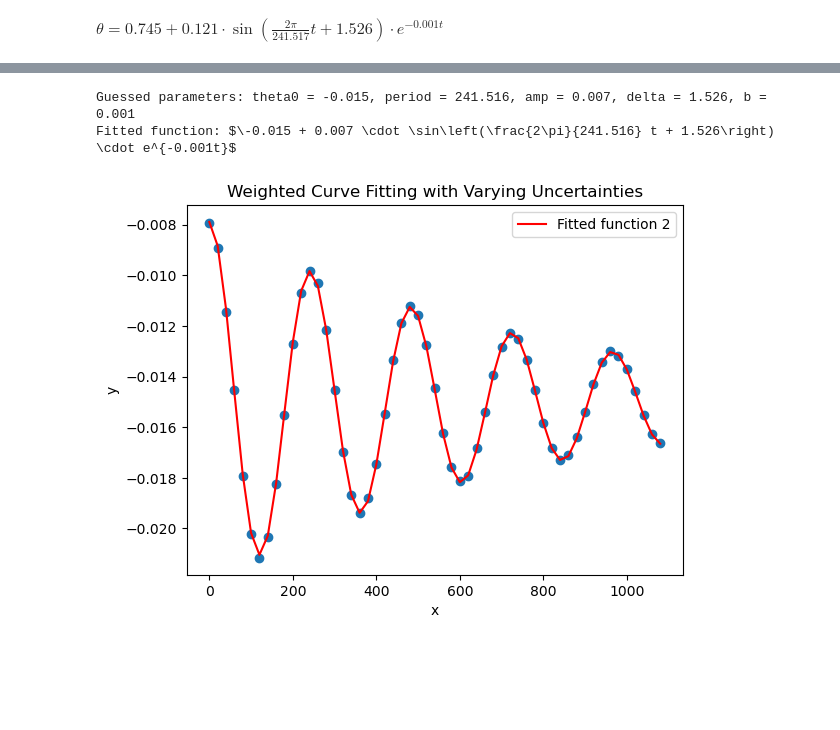
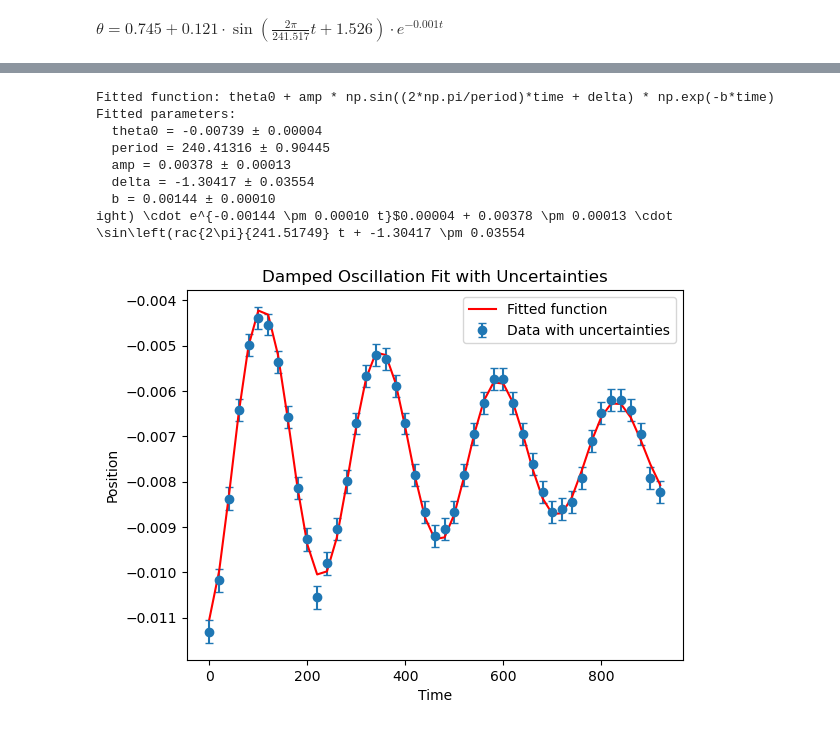
Before and after one commit to Steinburglar/advanced_exp, a Jupyter notebook: FAFO/TestCasey.ipynb, the cells around one changed output, grey strips where cells are left out. Drawn from its saved outputs; the diff is of its cells as text; code cells hidden in the pictures; blank space fills up the shorter version.

```diff
--- a/FAFO/TestCasey.ipynb
+++ b/FAFO/TestCasey.ipynb
@@ -116,2 +102,21 @@ Fitted function: $\-0.015 + -0.007 \cdot \sin\left(\frac{2\pi}{241.516} t + -1.6
 # %% [markdown]
 $\theta = 0.745 + 0.121 \cdot \sin\left(\frac{2\pi}{241.517} t + 1.526\right) \cdot e^{-0.001t}$
+# %%
+
+plt.figure(figsize=(12, 6))
+
+def damped_oscillation(time, theta0, period, amp, delta, b):
+    return theta0 + amp * np.sin(((2 * np.pi) / period) * time + delta) * np.exp(-b * time)
+
+
+# Fit the curve using uncertainties
+p1, cov1 = curve_fit(damped_oscillation, time1, position1, sigma=uncertainties1, absolute_sigma=True, p0=[theta1, 240, 0.095, 0.01, 0.01])
+p2, cov2 = curve_fit(damped_oscillation, time2, position2, sigma=uncertainties2, absolute_sigma=True, p0=[theta2, 240, 0.095, 0.01, 0.01])
+p3, cov3 = curve_fit(damped_oscillation, time3, position3, sigma=uncertainties3, absolute_sigma=True, p0=[theta3, 240, 0.095, 0.01, 0.01])
+p4, cov4 = curve_fit(damped_oscillation, time4, position4, sigma=uncertainties4, absolute_sigma=True, p0=[theta4, 240, 0.095, 0.01, 0.01])
+
+# Calculate the uncertainties (standard deviations) of the fitted parameters
+param_uncertainties1 = np.sqrt(np.diag(cov1))
+param_uncertainties2 = np.sqrt(np.diag(cov2))
+param_uncertainties3 = np.sqrt(np.diag(cov3))
+param_uncertainties4 = np.sqrt(np.diag(cov4))
@@ -118,21 +161,38 @@ $\theta = 0.745 + 0.121 \cdot \sin\left(\frac{2\pi}{241.517} t + 1.526\right) \c
 # %%
-p2, cov2 = curve_fit(damped_oscillation, time, radians, p0 = [0.001, 240,.095, .01, 0.01])
 
-print(f"Guessed parameters: theta0 = {p2[0]:.3f}, period = {p2[1]:.3f}, amp = {p2[2]:.3f}, delta = {p2[3]:.3f}, b = {p2[4]:.3f}")
-fitted_function_latex = f"$\\{p2[0]:.3f} + {p2[2]:.3f} \\cdot \\sin\\left(\\frac{{2\\pi}}{{{p2[1]:.3f}}} t + {p2[3]:.3f}\\right) \\cdot e^{{-{p2[4]:.3f}t}}$"
-print(f"Fitted function: {fitted_function_latex}")
+# Print fitted function details
+print(f"Fitted function: theta0 + amp * np.sin((2*np.pi/period)*time + delta) * np.exp(-b*time)")
+print(f"Fitted parameters:")
+print(f"  theta0 = {p2[0]:.5f} ± {param_uncertainties2[0]:.5f}")
+print(f"  period = {p2[1]:.5f} ± {param_uncertainties2[1]:.5f}")
+print(f"  amp = {p2[2]:.5f} ± {param_uncertainties2[2]:.5f}")
+print(f"  delta = {p2[3]:.5f} ± {param_uncertainties2[3]:.5f}")
+print(f"  b = {p2[4]:.5f} ± {param_uncertainties2[4]:.5f}")
 
+# Print the fitted function in LaTeX
+fitted_function_latex2 = (f"${p2[0]:.5f} \pm {param_uncertainties2[0]:.5f} + "
+                         f"{p2[2]:.5f} \pm {param_uncertainties2[2]:.5f} \cdot "
+                         f"\sin\left(\frac{{2\pi}}{{{p1[1]:.5f}}} t + {p2[3]:.5f} \pm {param_uncertainties2[3]:.5f}\right) "
+                         f"\cdot e^{{-{p2[4]:.5f} \pm {param_uncertainties2[4]:.5f} t}}$")
+print(f"Fitted function (LaTeX): {fitted_function_latex2}")
 
+# Plot the data with error bars
+plt.errorbar(time2, position2, yerr=uncertainties2, fmt='o', label='Data with uncertainties', capsize=3)
+plt.plot(time2, damped_oscillation(time2, *p2), label='Fitted function', color='red')
 
-plt.plot(time, damped_oscillation(time, *p2), label='Fitted function 2', color='red')
-plt.scatter(time, radians)
 plt.legend()
-plt.xlabel('x')
-plt.ylabel('y')
-plt.title('Weighted Curve Fitting with Varying Uncertainties')
+plt.xlabel('Time')
+plt.ylabel('Position')
+plt.title('Damped Oscillation Fit with Uncertainties')
 plt.show()
 # %% [output]
-Guessed parameters: theta0 = -0.015, period = 241.516, amp = 0.007, delta = 1.526, b = 0.001
-Fitted function: $\-0.015 + 0.007 \cdot \sin\left(\frac{2\pi}{241.516} t + 1.526\right) \cdot e^{-0.001t}$
+Fitted function: theta0 + amp * np.sin((2*np.pi/period)*time + delta) * np.exp(-b*time)
+Fitted parameters:
+  theta0 = -0.00739 ± 0.00004
+  period = 240.41316 ± 0.90445
+  amp = 0.00378 ± 0.00013
+  delta = -1.30417 ± 0.03554
+  b = 0.00144 ± 0.00010
+ight) \cdot e^{-0.00144 \pm 0.00010 t}$0.00004 + 0.00378 \pm 0.00013 \cdot \sin\left(rac{2\pi}{241.51749} t + -1.30417 \pm 0.03554
-[figure, old version]
+[figure, new version]
 # %%
```
Also changed, not shown: parts of 11 cells of this notebook.
